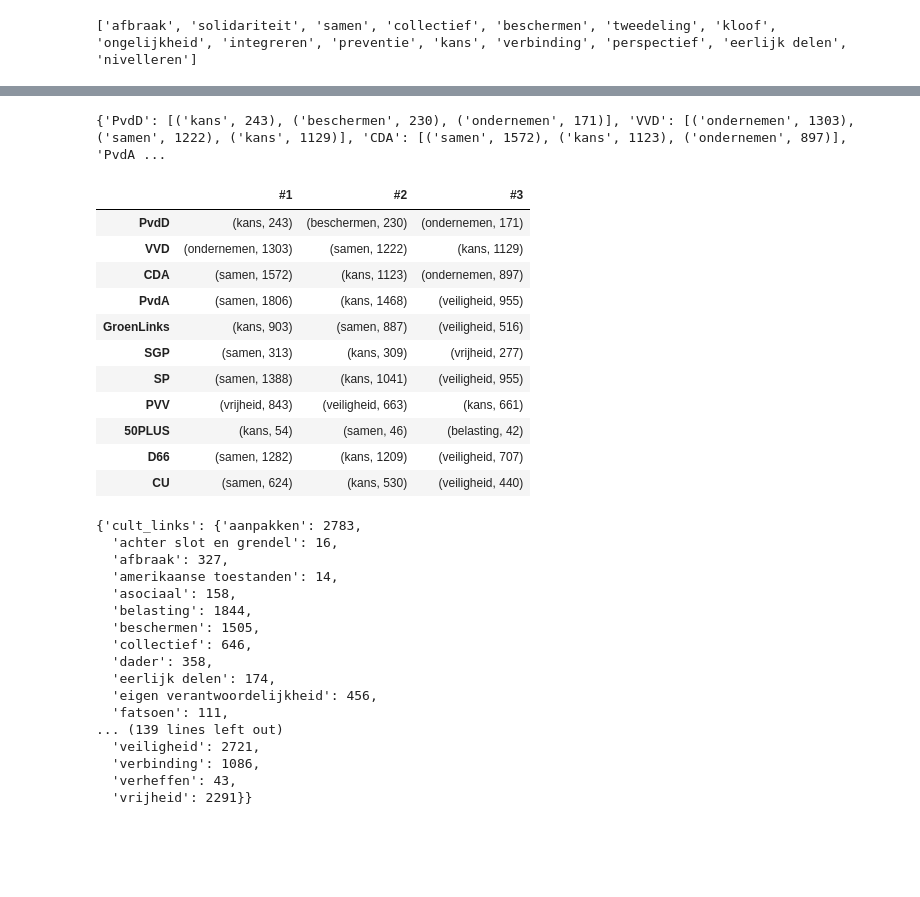
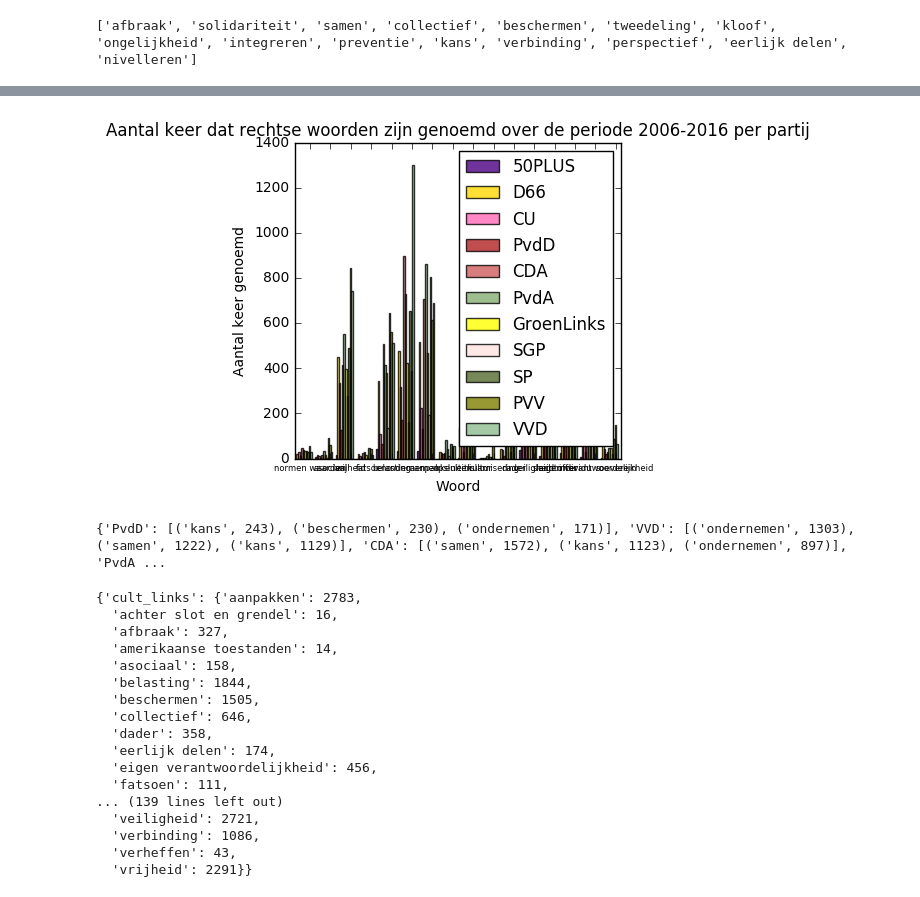
Before and after one commit to Caiit/nrc, a Jupyter notebook: NRC LinkseRechtse woorden.ipynb, the cells around one changed output, grey strips where cells are left out. Drawn from its saved outputs; the diff is of its cells as text; code cells hidden in the pictures; blank space fills up the shorter version.

```diff
--- a/NRC LinkseRechtse woorden.ipynb
+++ b/NRC LinkseRechtse woorden.ipynb
@@ -247,7 +250,9 @@ makeGraph(allUsedLeftWords, counts, allColors, list(parties.keys()), 'linkse')
 # %%
-allUsedRightWords = getUsedWords(allRightWords, sorted_words)
+allUsedRightWords = getUsedWords(allRightWords, used_words)
 counts = calculateCountsParty(parties, allUsedRightWords)
-makeGraph(allUsedRightWords, counts, allColors, list(parties.keys()), 'rechtse')
+makeGraph(allUsedRightWords, counts, allColors, list(parties.keys()), 'rechtse', 'per partij')
+# %% [output]
+[figure, added]
 # %%
 # Een lijst van favoriete woorden per partij: het ‘CDA-woord’, het ‘D66-woord’ etc.
 top_words_per_party = {}
@@ -264,20 +270,7 @@ import pandas as pd
 df = pd.DataFrame.from_dict(top_words_per_party, orient='index')
 df.columns = ['#1', '#2', '#3']
 
-df
+df.to_csv('list1.csv')
-# %% [output]
-|  | #1 | #2 | #3 |
-| PvdD | (kans, 243) | (beschermen, 230) | (ondernemen, 171) |
-| VVD | (ondernemen, 1303) | (samen, 1222) | (kans, 1129) |
-| CDA | (samen, 1572) | (kans, 1123) | (ondernemen, 897) |
-| PvdA | (samen, 1806) | (kans, 1468) | (veiligheid, 955) |
-| GroenLinks | (kans, 903) | (samen, 887) | (veiligheid, 516) |
-| SGP | (samen, 313) | (kans, 309) | (vrijheid, 277) |
-| SP | (samen, 1388) | (kans, 1041) | (veiligheid, 955) |
-| PVV | (vrijheid, 843) | (veiligheid, 663) | (kans, 661) |
-| 50PLUS | (kans, 54) | (samen, 46) | (belasting, 42) |
-| D66 | (samen, 1282) | (kans, 1209) | (veiligheid, 707) |
-| CU | (samen, 624) | (kans, 530) | (veiligheid, 440) |
 # %%
 # 4 Groups: Sociaal-economisch links, Sociaal-economisch rechts, Sociaal-cultureel links, Sociaal-cultureel rechts
 
```
Also changed, not shown: parts of 6 cells of this notebook, 4 other files.
